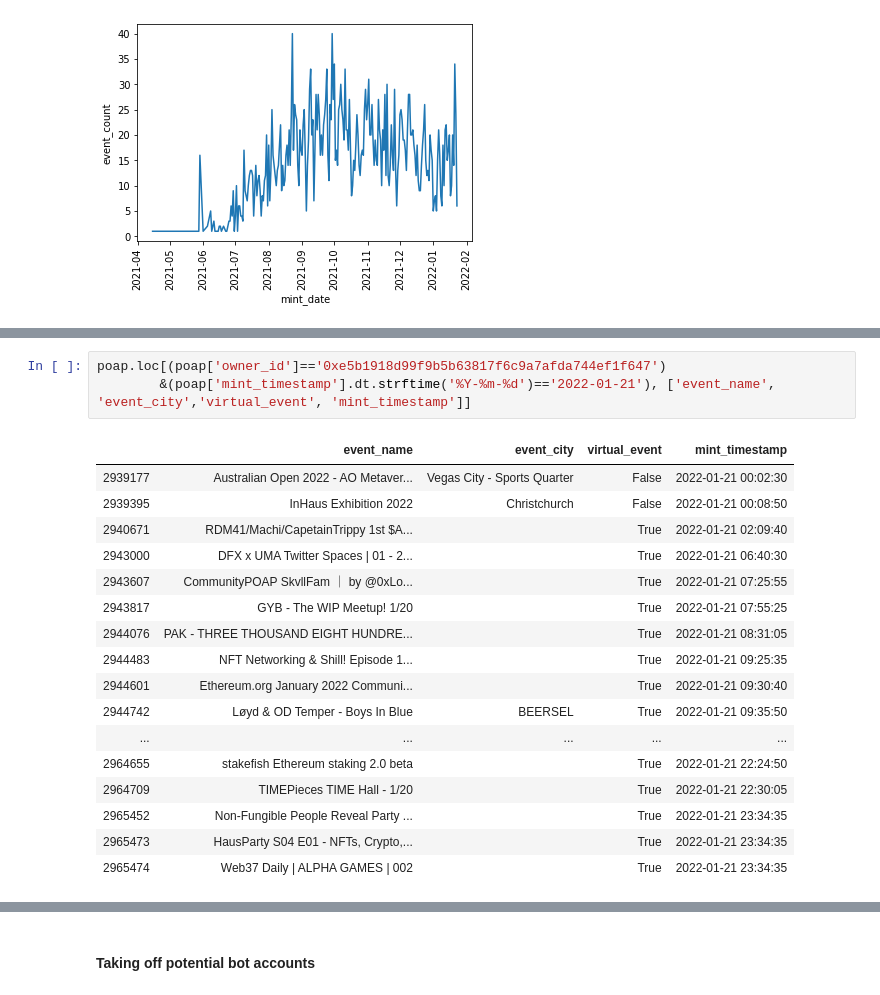
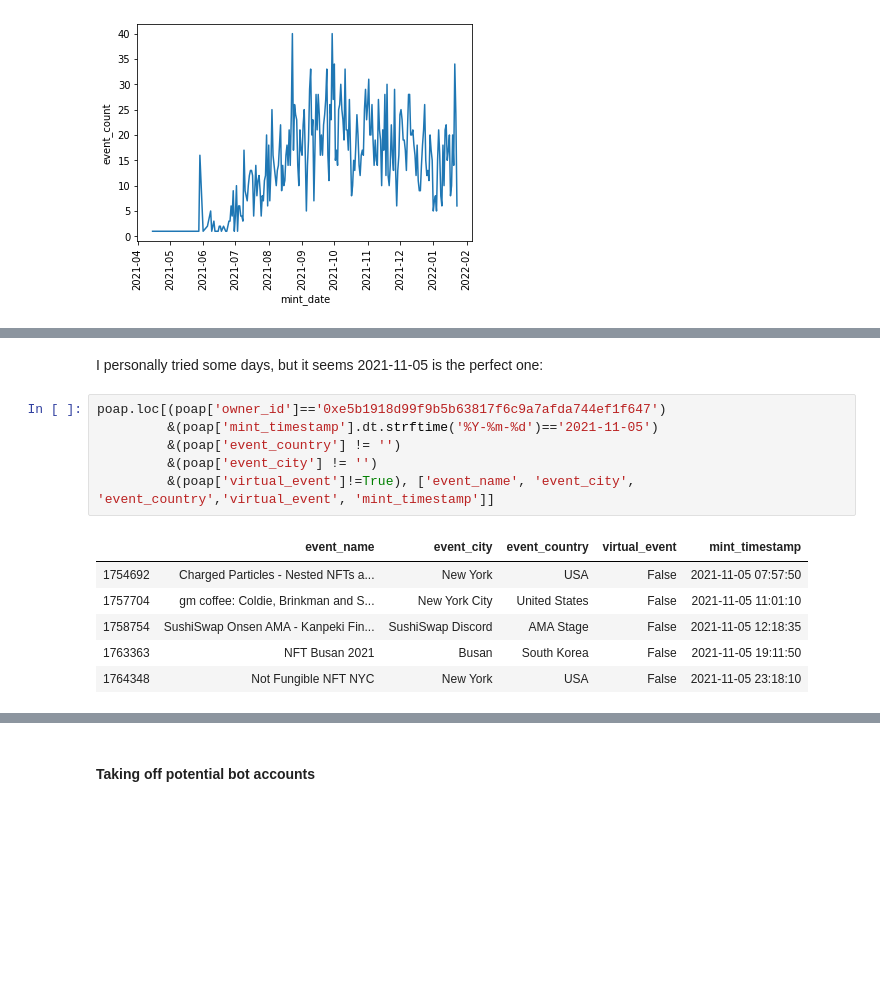
Before and after one commit to fmeiraf/poap_analysis, a Jupyter notebook: analysis/poap_user_analysis.ipynb, the cells around one changed output, grey strips where cells are left out. Saved outputs shown, nothing was run; the diff lists cells and outputs as text; blank space fills up the shorter version.

```diff
--- a/analysis/poap_user_analysis.ipynb
+++ b/analysis/poap_user_analysis.ipynb
@@ -152,21 +176,15 @@ So we are talking about an average of 15-20 new different events everyday for ye
+# %% [markdown]
+I personally tried some days, but it seems 2021-11-05 is the perfect one:
 # %%
 poap.loc[(poap['owner_id']=='0xe5b1918d99f9b5b63817f6c9a7afda744ef1f647')
-        &(poap['mint_timestamp'].dt.strftime('%Y-%m-%d')=='2022-01-21'), ['event_name', 'event_city','virtual_event', 'mint_timestamp']]
+         &(poap['mint_timestamp'].dt.strftime('%Y-%m-%d')=='2021-11-05')
+         &(poap['event_country'] != '')
+         &(poap['event_city'] != '')
+         &(poap['virtual_event']!=True), ['event_name', 'event_city', 'event_country','virtual_event', 'mint_timestamp']]
 # %% [output]
-|  | event_name | event_city | virtual_event | mint_timestamp |
-| 2939177 | Australian Open 2022 - AO Metaver... | Vegas City - Sports Quarter | False | 2022-01-21 00:02:30 |
-| 2939395 | InHaus Exhibition 2022 | Christchurch | False | 2022-01-21 00:08:50 |
-| 2940671 | RDM41/Machi/CapetainTrippy 1st $A... |  | True | 2022-01-21 02:09:40 |
-| 2943000 | DFX x UMA Twitter Spaces | 01 - 2... |  | True | 2022-01-21 06:40:30 |
-| 2943607 | CommunityPOAP SkvllFam ｜ by @0xLo... |  | True | 2022-01-21 07:25:55 |
-| 2943817 | GYB - The WIP Meetup! 1/20 |  | True | 2022-01-21 07:55:25 |
-| 2944076 | PAK - THREE THOUSAND EIGHT HUNDRE... |  | True | 2022-01-21 08:31:05 |
-| 2944483 | NFT Networking & Shill! Episode 1... |  | True | 2022-01-21 09:25:35 |
-| 2944601 | Ethereum.org January 2022 Communi... |  | True | 2022-01-21 09:30:40 |
-| 2944742 | Løyd & OD Temper - Boys In Blue | BEERSEL | True | 2022-01-21 09:35:50 |
-| ... | ... | ... | ... | ... |
-| 2964655 | stakefish Ethereum staking 2.0 beta |  | True | 2022-01-21 22:24:50 |
-| 2964709 | TIMEPieces TIME Hall - 1/20 |  | True | 2022-01-21 22:30:05 |
-| 2965452 | Non-Fungible People Reveal Party ... |  | True | 2022-01-21 23:34:35 |
-| 2965473 | HausParty S04 E01 - NFTs, Crypto,... |  | True | 2022-01-21 23:34:35 |
-| 2965474 | Web37 Daily | ALPHA GAMES | 002 |  | True | 2022-01-21 23:34:35 |
+|  | event_name | event_city | event_country | virtual_event | mint_timestamp |
+| 1754692 | Charged Particles - Nested NFTs a... | New York | USA | False | 2021-11-05 07:57:50 |
+| 1757704 | gm coffee: Coldie, Brinkman and S... | New York City | United States | False | 2021-11-05 11:01:10 |
+| 1758754 | SushiSwap Onsen AMA - Kanpeki Fin... | SushiSwap Discord | AMA Stage | False | 2021-11-05 12:18:35 |
+| 1763363 | NFT Busan 2021 | Busan | South Korea | False | 2021-11-05 19:11:50 |
+| 1764348 | Not Fungible NFT NYC | New York | USA | False | 2021-11-05 23:18:10 |
```
Also changed, not shown: parts of 8 cells of this notebook.
